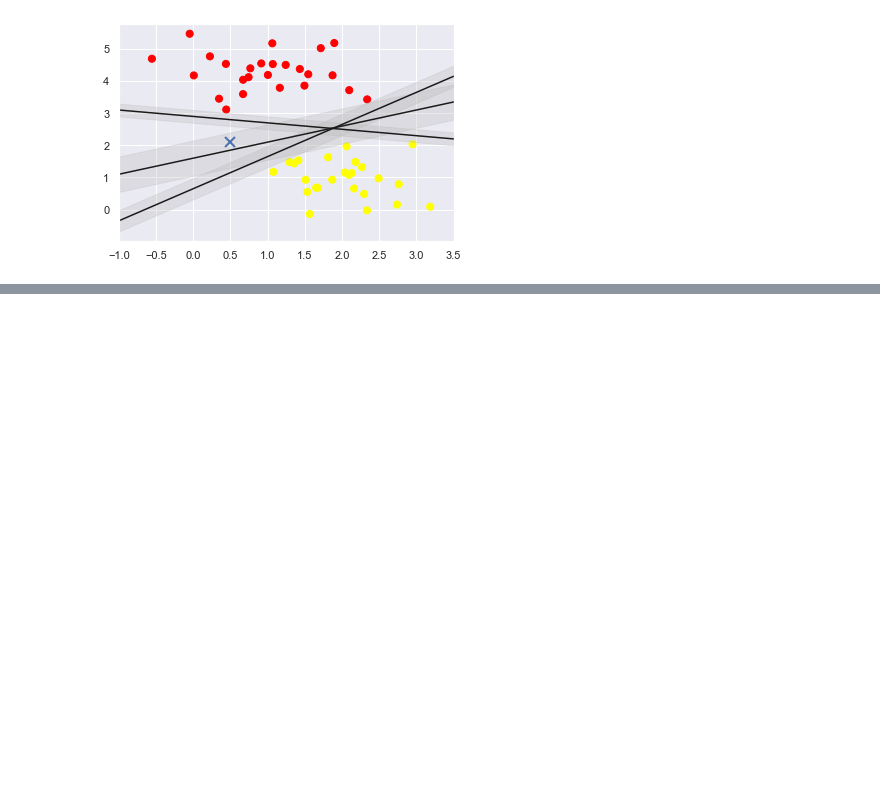
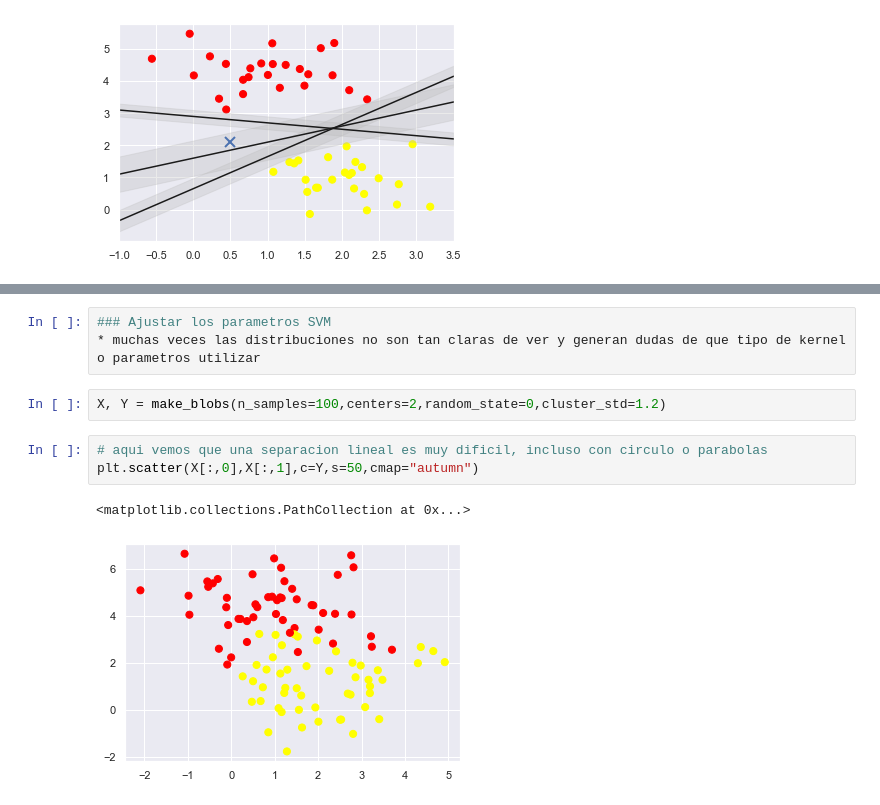
Before and after one commit to gonzalo71/TestGit, a Jupyter notebook: Udemy_exercices/Udemy_5_SVM.ipynb, the cells around one changed output, grey strips where cells are left out. Cells and saved outputs as stored; diff of their text form; blank space fills up the shorter version.

```diff
--- a/Udemy_exercices/Udemy_5_SVM.ipynb
+++ b/Udemy_exercices/Udemy_5_SVM.ipynb
@@ -147,0 +151,11 @@ plt.xlim(-1,3.5)
+# %%
+### Ajustar los parametros SVM
+* muchas veces las distribuciones no son tan claras de ver y generan dudas de que tipo de kernel o parametros utilizar
+# %%
+X, Y = make_blobs(n_samples=100,centers=2,random_state=0,cluster_std=1.2)
+# %%
+# aqui vemos que una separacion lineal es muy dificil, incluso con circulo o parabolas
+plt.scatter(X[:,0],X[:,1],c=Y,s=50,cmap="autumn")
+# %% [output]
+<matplotlib.collections.PathCollection at 0x...>
+[figure, added]
```
Also changed, not shown: parts of 8 cells of this notebook, 1 other file.
